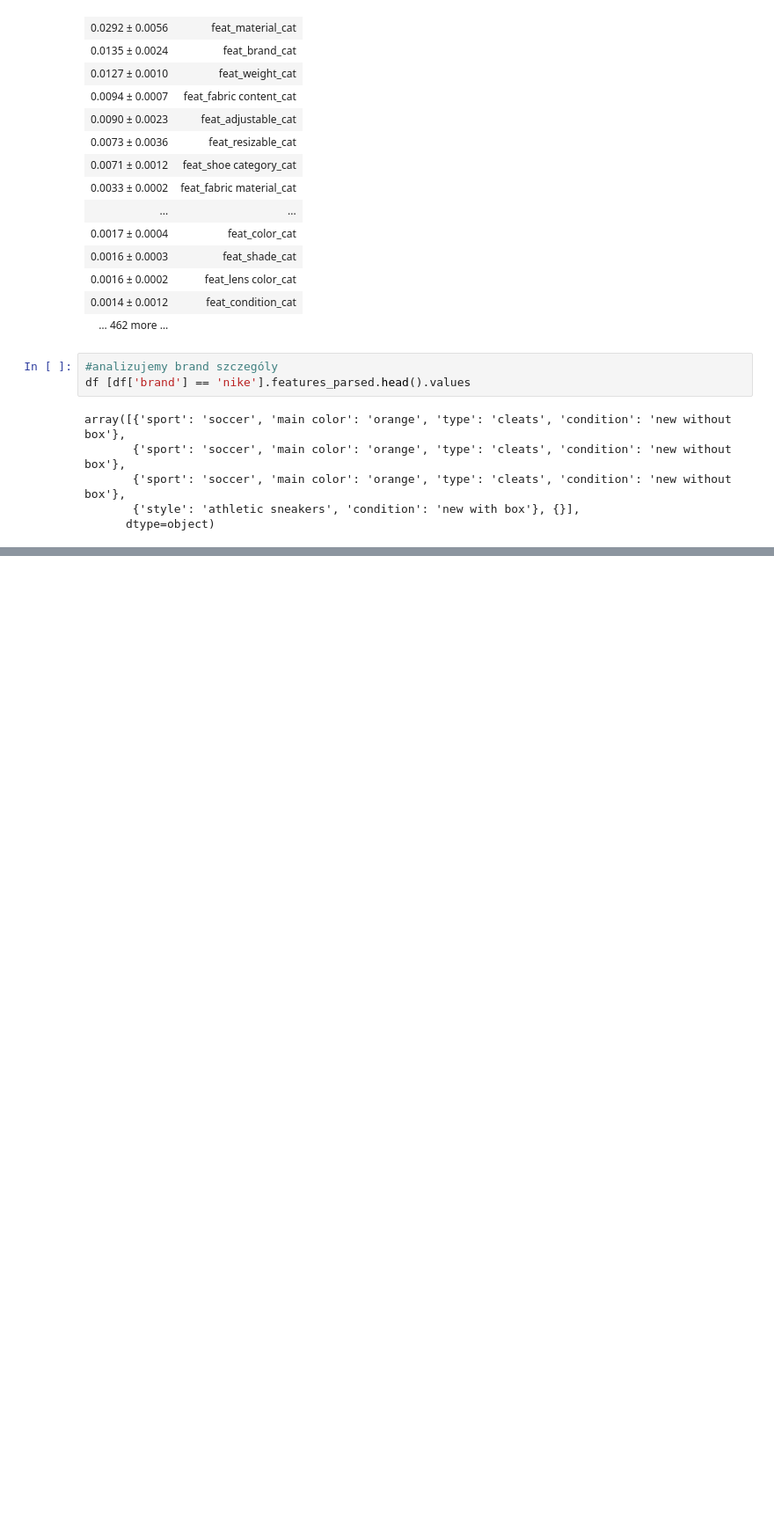
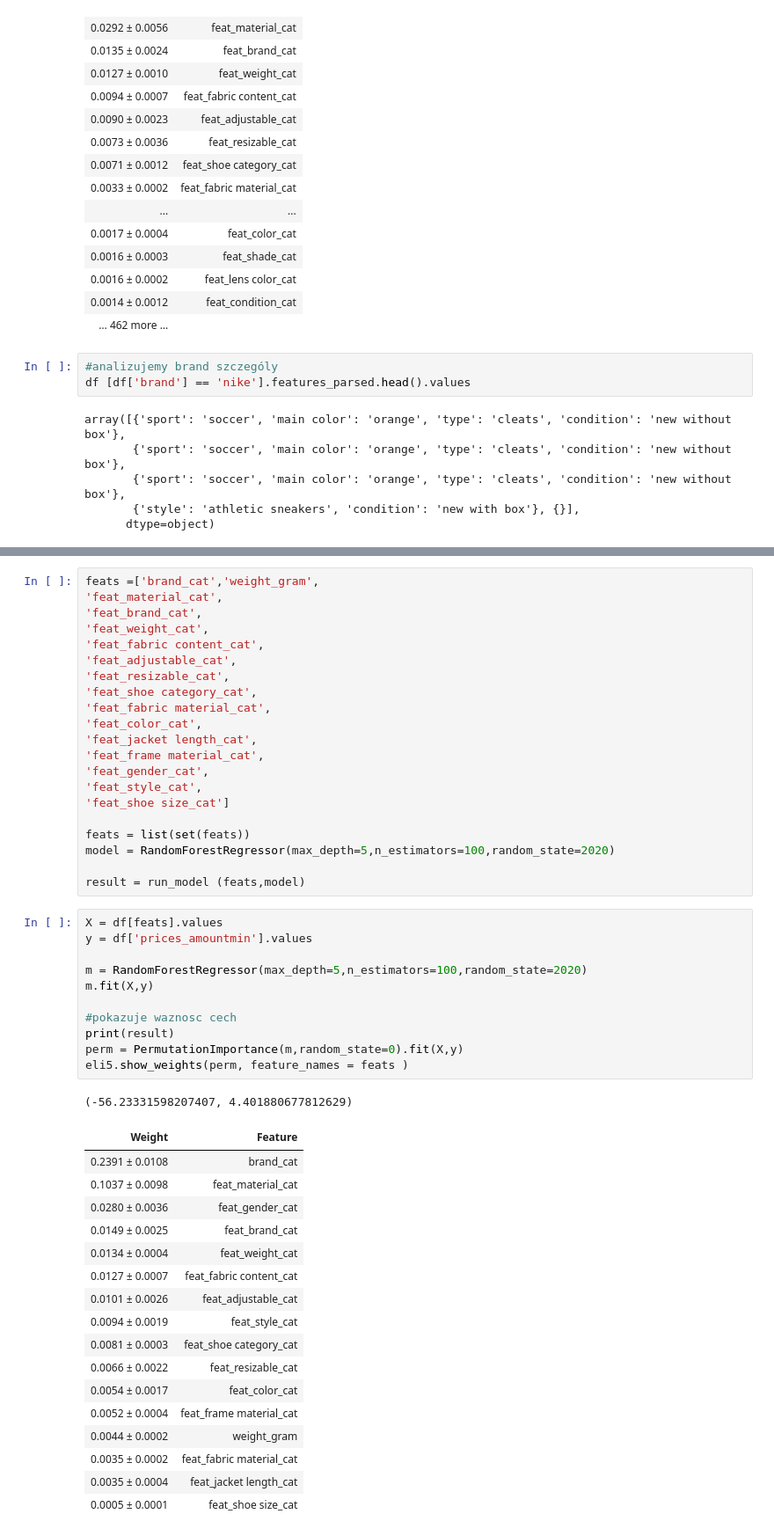
Before and after one commit to toskpl/DW_Matrix, a Jupyter notebook: day5.ipynb, the cells around one changed output, grey strips where cells are left out. Shown: that part at 88% size. Cells and saved outputs as stored; diff of their text form; blank space fills up the shorter version.

```diff
--- a/day5.ipynb
+++ b/day5.ipynb
@@ -888,0 +937,51 @@ eli5.show_weights(perm, feature_names = feats )
+# %%
+feats =['brand_cat','weight_gram',
+'feat_material_cat',
+'feat_brand_cat',
+'feat_weight_cat',
+'feat_fabric content_cat',
+'feat_adjustable_cat',
+'feat_resizable_cat',
+'feat_shoe category_cat',
+'feat_fabric material_cat',
+'feat_color_cat',
+'feat_jacket length_cat',
+'feat_frame material_cat',
+'feat_gender_cat',
+'feat_style_cat',
+'feat_shoe size_cat']
+
+feats = list(set(feats))
+model = RandomForestRegressor(max_depth=5,n_estimators=100,random_state=2020)
+
+result = run_model (feats,model)
+# %%
+X = df[feats].values
+y = df['prices_amountmin'].values
+
+m = RandomForestRegressor(max_depth=5,n_estimators=100,random_state=2020)
+m.fit(X,y)
+
+#pokazuje waznosc cech
+print(result)
+perm = PermutationImportance(m,random_state=0).fit(X,y)
+eli5.show_weights(perm, feature_names = feats )
+# %% [output]
+(-56.23331598207407, 4.401880677812629)
+| Weight | Feature |
+| 0.2391 ± 0.0108 | brand_cat |
+| 0.1037 ± 0.0098 | feat_material_cat |
+| 0.0280 ± 0.0036 | feat_gender_cat |
+| 0.0149 ± 0.0025 | feat_brand_cat |
+| 0.0134 ± 0.0004 | feat_weight_cat |
+| 0.0127 ± 0.0007 | feat_fabric content_cat |
+| 0.0101 ± 0.0026 | feat_adjustable_cat |
+| 0.0094 ± 0.0019 | feat_style_cat |
+| 0.0081 ± 0.0003 | feat_shoe category_cat |
+| 0.0066 ± 0.0022 | feat_resizable_cat |
+| 0.0054 ± 0.0017 | feat_color_cat |
+| 0.0052 ± 0.0004 | feat_frame material_cat |
+| 0.0044 ± 0.0002 | weight_gram |
+| 0.0035 ± 0.0002 | feat_fabric material_cat |
+| 0.0035 ± 0.0004 | feat_jacket length_cat |
+| 0.0005 ± 0.0001 | feat_shoe size_cat |
```
Also changed, not shown: parts of 4 cells of this notebook.
